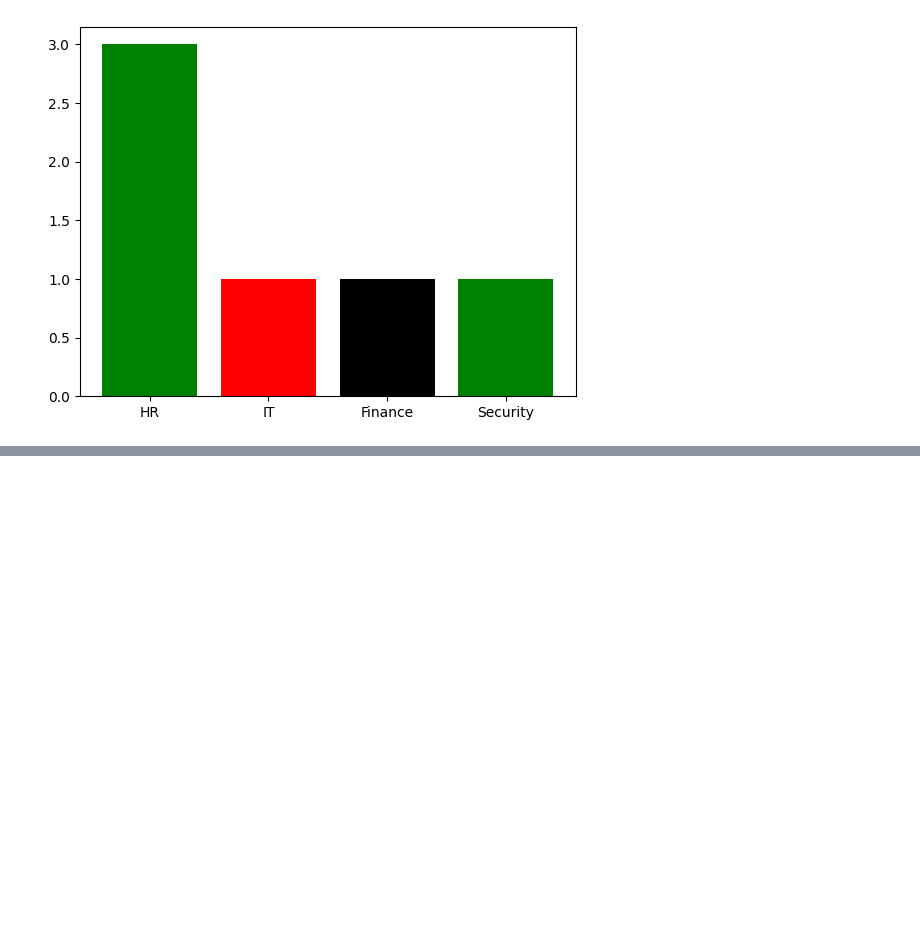
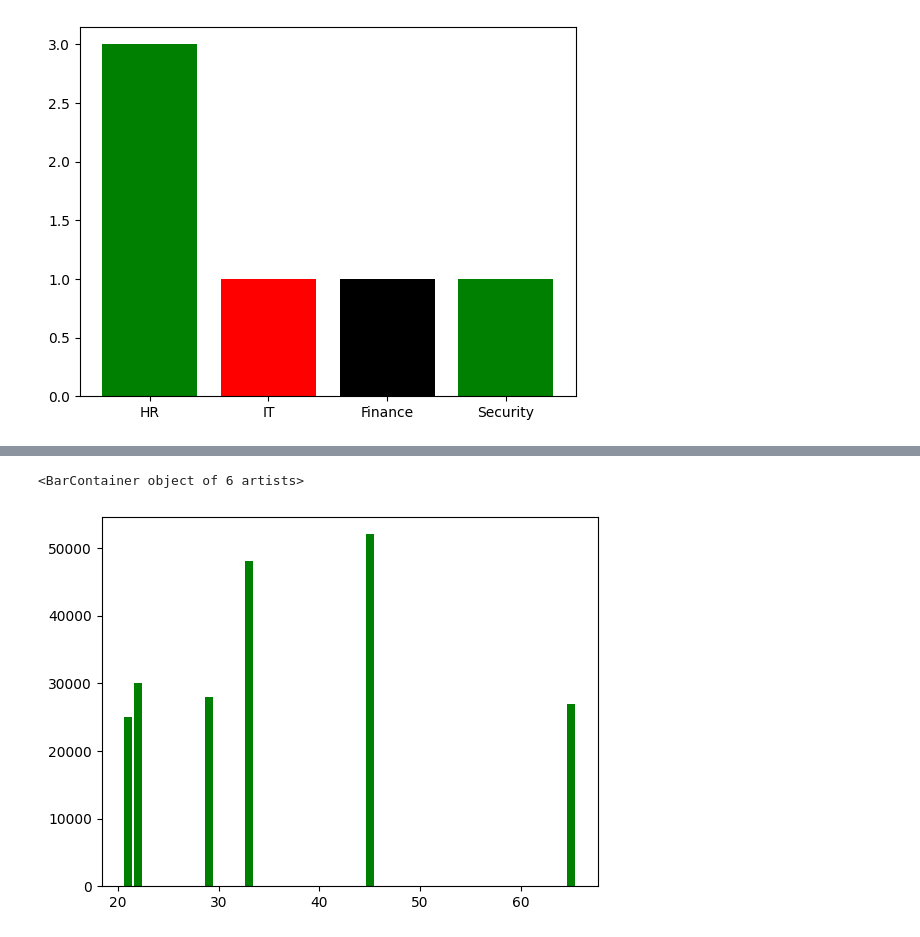
Before and after one commit to thisisouvik/ML-Concepts, a Jupyter notebook: MatplotLib/plt.ipynb, the cells around one changed output, grey strips where cells are left out. Cells and saved outputs as stored; diff of their text form; code cells hidden in the pictures; blank space fills up the shorter version.

```diff
--- a/MatplotLib/plt.ipynb
+++ b/MatplotLib/plt.ipynb
@@ -71,0 +113,6 @@ plt.show()
+# %%
+# Bar chart:
+plt.bar(sort_age["Age"], df["Salary"], color= "Green", align="center")
+# %% [output]
+<BarContainer object of 6 artists>
+[figure, added]
```
Also changed, not shown: parts of 18 cells of this notebook.
